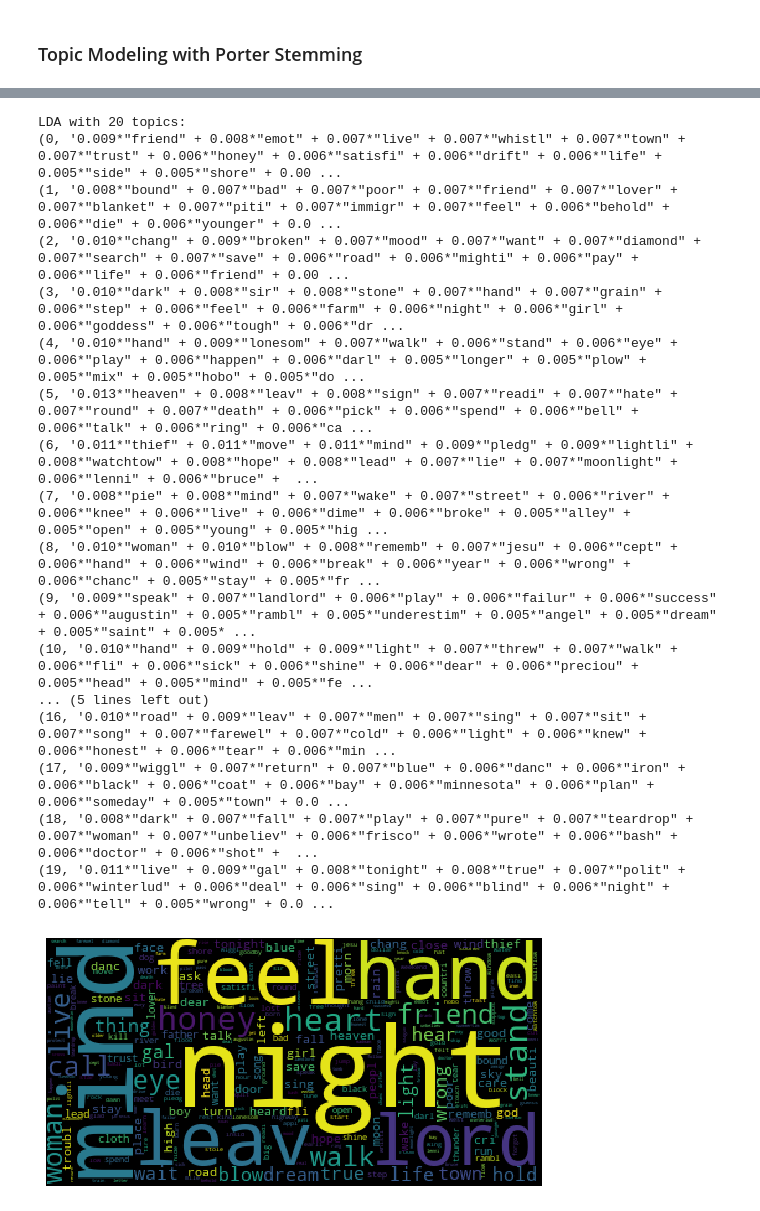
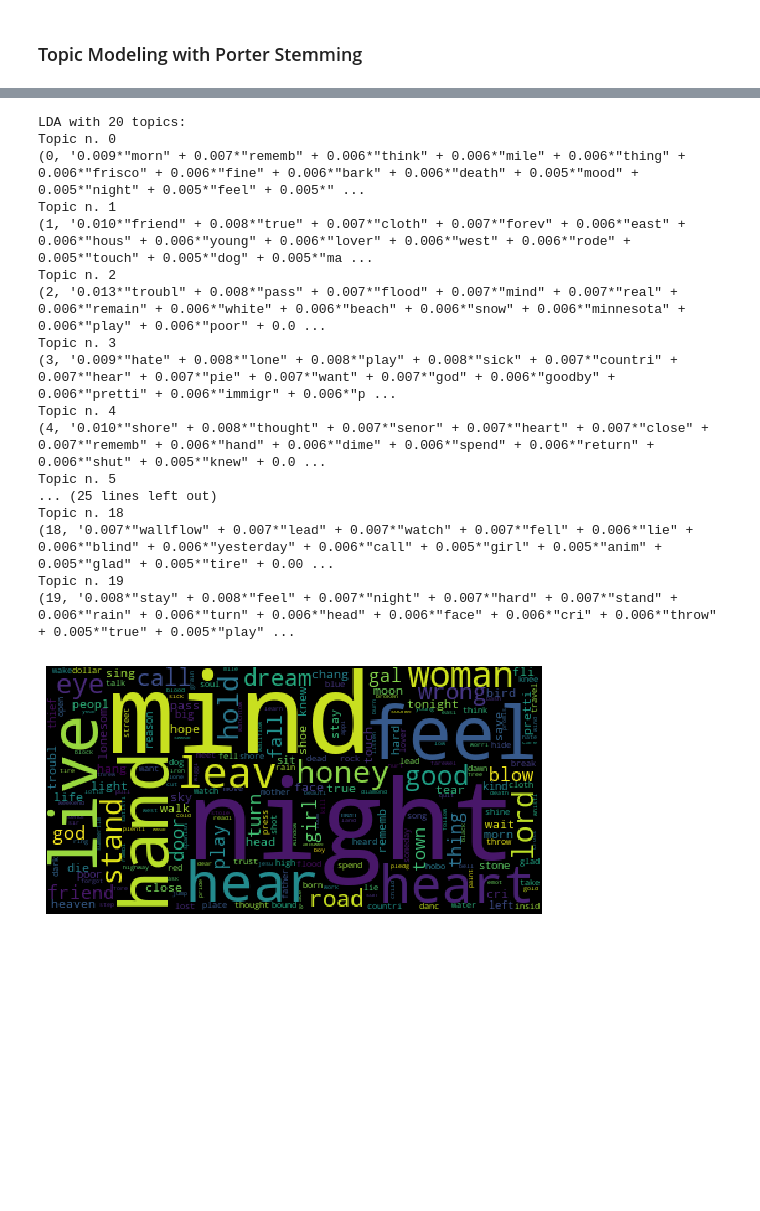
Before and after one commit to brngl/topic-modeling-on-bob-dylan-lyrics, a Jupyter notebook: Bob_Dylan_Topic_Modeling.ipynb, the cells around one changed output, grey strips where cells are left out. Drawn from its saved outputs; the diff is of its cells as text; code cells hidden in the pictures; blank space fills up the shorter version.

```diff
--- a/Bob_Dylan_Topic_Modeling.ipynb
+++ b/Bob_Dylan_Topic_Modeling.ipynb
@@ -266,10 +264,13 @@ print ("TOPIC MODEL WITH NO PORTER STEMMING\n")
 
 while (n_topics <= n_topics_range[1]):
     ldamodel = gensim.models.ldamodel.LdaModel(corpus, num_topics=n_topics, id2word=dic, passes=iterations)
-    topics = ldamodel.print_topics(num_words=50)
+    topics = ldamodel.print_topics(num_words=20)
     print ("LDA with "+str(n_topics)+" topics:")
+    cont = 0
     for topic in topics:
+        print("Topic n.", cont)
         print(topic)
+        cont+=1
     print ()
     n_topics+=passo
     to_wc = lda.write_ldamodel_for_wc(ldamodel)
@@ -392,10 +405,13 @@ print ("TOPIC MODEL WITH PORTER STEMMING\n")
 
 while (n_topics <= n_topics_range[1]):
     ldamodel = gensim.models.ldamodel.LdaModel(corpus, num_topics=n_topics, id2word=dic, passes=iterations)
-    topics = ldamodel.print_topics(num_words=50)
+    topics = ldamodel.print_topics(num_words=20)
     print ("LDA with "+str(n_topics)+" topics:")
+    cont=0
     for topic in topics:
+        print("Topic n.", cont)
         print(topic)
+        cont+=1
     print ()
     n_topics+=passo
     to_wc = lda.write_ldamodel_for_wc(ldamodel)
@@ -444,19 +472,19 @@ LDA with 15 topics:
 LDA with 20 topics:
-(0, '0.009*"friend" + 0.008*"emot" + 0.007*"live" + 0.007*"whistl" + 0.007*"town" + 0.007*"trust" + 0.006*"honey" + 0.006*"satisfi" + 0.006*"drift" + 0.006*"life" + 0.005*"side" + 0.005*"shore" + 0.00 ...
-(1, '0.008*"bound" + 0.007*"bad" + 0.007*"poor" + 0.007*"friend" + 0.007*"lover" + 0.007*"blanket" + 0.007*"piti" + 0.007*"immigr" + 0.007*"feel" + 0.006*"behold" + 0.006*"die" + 0.006*"younger" + 0.0 ...
-(2, '0.010*"chang" + 0.009*"broken" + 0.007*"mood" + 0.007*"want" + 0.007*"diamond" + 0.007*"search" + 0.007*"save" + 0.006*"road" + 0.006*"mighti" + 0.006*"pay" + 0.006*"life" + 0.006*"friend" + 0.00 ...
-(3, '0.010*"dark" + 0.008*"sir" + 0.008*"stone" + 0.007*"hand" + 0.007*"grain" + 0.006*"step" + 0.006*"feel" + 0.006*"farm" + 0.006*"night" + 0.006*"girl" + 0.006*"goddess" + 0.006*"tough" + 0.006*"dr ...
-(4, '0.010*"hand" + 0.009*"lonesom" + 0.007*"walk" + 0.006*"stand" + 0.006*"eye" + 0.006*"play" + 0.006*"happen" + 0.006*"darl" + 0.005*"longer" + 0.005*"plow" + 0.005*"mix" + 0.005*"hobo" + 0.005*"do ...
-(5, '0.013*"heaven" + 0.008*"leav" + 0.008*"sign" + 0.007*"readi" + 0.007*"hate" + 0.007*"round" + 0.007*"death" + 0.006*"pick" + 0.006*"spend" + 0.006*"bell" + 0.006*"talk" + 0.006*"ring" + 0.006*"ca ...
-(6, '0.011*"thief" + 0.011*"move" + 0.011*"mind" + 0.009*"pledg" + 0.009*"lightli" + 0.008*"watchtow" + 0.008*"hope" + 0.008*"lead" + 0.007*"lie" + 0.007*"moonlight" + 0.006*"lenni" + 0.006*"bruce" +  ...
-(7, '0.008*"pie" + 0.008*"mind" + 0.007*"wake" + 0.007*"street" + 0.006*"river" + 0.006*"knee" + 0.006*"live" + 0.006*"dime" + 0.006*"broke" + 0.005*"alley" + 0.005*"open" + 0.005*"young" + 0.005*"hig ...
-(8, '0.010*"woman" + 0.010*"blow" + 0.008*"rememb" + 0.007*"jesu" + 0.006*"cept" + 0.006*"hand" + 0.006*"wind" + 0.006*"break" + 0.006*"year" + 0.006*"wrong" + 0.006*"chanc" + 0.005*"stay" + 0.005*"fr ...
-(9, '0.009*"speak" + 0.007*"landlord" + 0.006*"play" + 0.006*"failur" + 0.006*"success" + 0.006*"augustin" + 0.005*"rambl" + 0.005*"underestim" + 0.005*"angel" + 0.005*"dream" + 0.005*"saint" + 0.005* ...
-(10, '0.010*"hand" + 0.009*"hold" + 0.009*"light" + 0.007*"threw" + 0.007*"walk" + 0.006*"fli" + 0.006*"sick" + 0.006*"shine" + 0.006*"dear" + 0.006*"preciou" + 0.005*"head" + 0.005*"mind" + 0.005*"fe ...
-... (5 lines left out)
-(16, '0.010*"road" + 0.009*"leav" + 0.007*"men" + 0.007*"sing" + 0.007*"sit" + 0.007*"song" + 0.007*"farewel" + 0.007*"cold" + 0.006*"light" + 0.006*"knew" + 0.006*"honest" + 0.006*"tear" + 0.006*"min ...
-(17, '0.009*"wiggl" + 0.007*"return" + 0.007*"blue" + 0.006*"danc" + 0.006*"iron" + 0.006*"black" + 0.006*"coat" + 0.006*"bay" + 0.006*"minnesota" + 0.006*"plan" + 0.006*"someday" + 0.005*"town" + 0.0 ...
-(18, '0.008*"dark" + 0.007*"fall" + 0.007*"play" + 0.007*"pure" + 0.007*"teardrop" + 0.007*"woman" + 0.007*"unbeliev" + 0.006*"frisco" + 0.006*"wrote" + 0.006*"bash" + 0.006*"doctor" + 0.006*"shot" +  ...
-(19, '0.011*"live" + 0.009*"gal" + 0.008*"tonight" + 0.008*"true" + 0.007*"polit" + 0.006*"winterlud" + 0.006*"deal" + 0.006*"sing" + 0.006*"blind" + 0.006*"night" + 0.006*"tell" + 0.005*"wrong" + 0.0 ...
+Topic n. 0
+(0, '0.009*"morn" + 0.007*"rememb" + 0.006*"think" + 0.006*"mile" + 0.006*"thing" + 0.006*"frisco" + 0.006*"fine" + 0.006*"bark" + 0.006*"death" + 0.005*"mood" + 0.005*"night" + 0.005*"feel" + 0.005*" ...
+Topic n. 1
+(1, '0.010*"friend" + 0.008*"true" + 0.007*"cloth" + 0.007*"forev" + 0.006*"east" + 0.006*"hous" + 0.006*"young" + 0.006*"lover" + 0.006*"west" + 0.006*"rode" + 0.005*"touch" + 0.005*"dog" + 0.005*"ma ...
+Topic n. 2
+(2, '0.013*"troubl" + 0.008*"pass" + 0.007*"flood" + 0.007*"mind" + 0.007*"real" + 0.006*"remain" + 0.006*"white" + 0.006*"beach" + 0.006*"snow" + 0.006*"minnesota" + 0.006*"play" + 0.006*"poor" + 0.0 ...
+Topic n. 3
+(3, '0.009*"hate" + 0.008*"lone" + 0.008*"play" + 0.008*"sick" + 0.007*"countri" + 0.007*"hear" + 0.007*"pie" + 0.007*"want" + 0.007*"god" + 0.006*"goodby" + 0.006*"pretti" + 0.006*"immigr" + 0.006*"p ...
+Topic n. 4
+(4, '0.010*"shore" + 0.008*"thought" + 0.007*"senor" + 0.007*"heart" + 0.007*"close" + 0.007*"rememb" + 0.006*"hand" + 0.006*"dime" + 0.006*"spend" + 0.006*"return" + 0.006*"shut" + 0.005*"knew" + 0.0 ...
+Topic n. 5
+... (25 lines left out)
+Topic n. 18
+(18, '0.007*"wallflow" + 0.007*"lead" + 0.007*"watch" + 0.007*"fell" + 0.006*"lie" + 0.006*"blind" + 0.006*"yesterday" + 0.006*"call" + 0.005*"girl" + 0.005*"anim" + 0.005*"glad" + 0.005*"tire" + 0.00 ...
+Topic n. 19
+(19, '0.008*"stay" + 0.008*"feel" + 0.007*"night" + 0.007*"hard" + 0.007*"stand" + 0.006*"rain" + 0.006*"turn" + 0.006*"head" + 0.006*"face" + 0.006*"cri" + 0.006*"throw" + 0.005*"true" + 0.005*"play" ...
-[figure, old version]
+[figure, new version]
 LDA with 25 topics:
```
Also changed, not shown: parts of 3 cells of this notebook.
